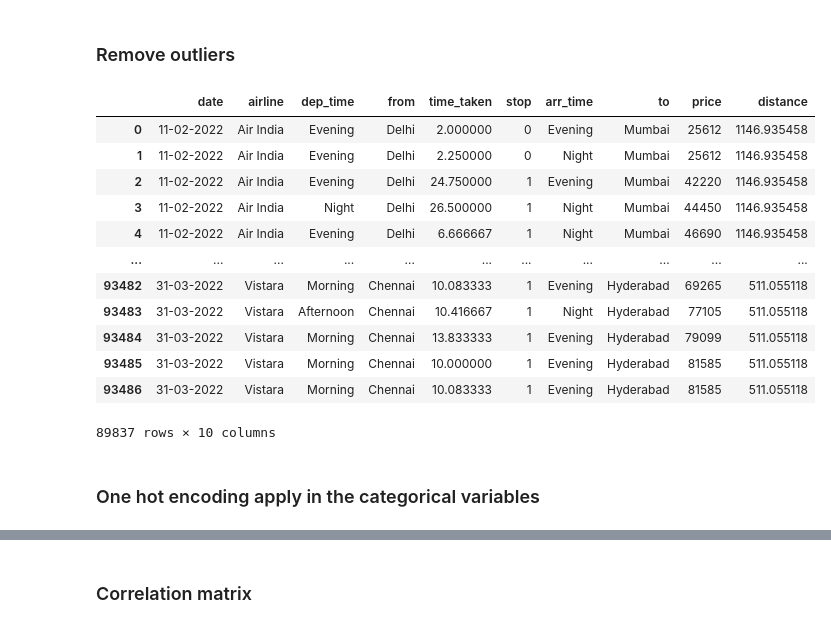
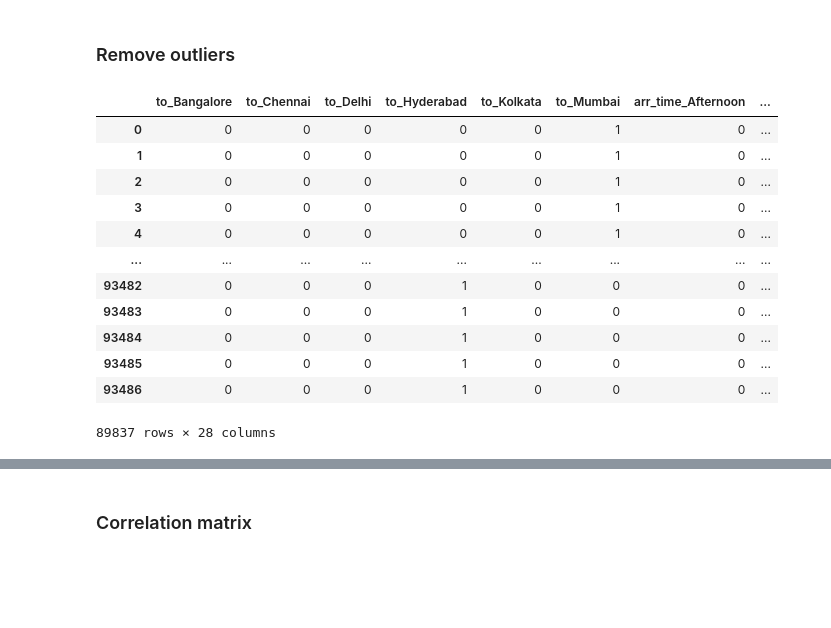
Before and after one commit to imiguelrodriguez/NECActivity1, a Jupyter notebook: data_preprocessing.ipynb, the cells around one changed output, grey strips where cells are left out. Saved outputs shown, nothing was run; the diff lists cells and outputs as text; code cells hidden in the pictures; blank space fills up the shorter version.

```diff
--- a/data_preprocessing.ipynb
+++ b/data_preprocessing.ipynb
@@ -245,0 +253,7 @@ df_business
+# %%
+df_business['date'] = pd.to_datetime(df_business['date'], format='%d-%m-%Y')
+df_business['day'] = df_business['date'].dt.day
+df_business['month'] = df_business['date'].dt.month
+
+df_business.drop('date', axis=1, inplace=True)
+df_business.head()
@@ -266,9 +306,9 @@ plt.show()
 # %% [output]
 [figure]
 # %%
-Q1 = df_business['price'].quantile(0.25)
+Q1 = df_final['price'].quantile(0.25)
 
-Q3 = df_business['price'].quantile(0.75)
+Q3 = df_final['price'].quantile(0.75)
 
 IQR = Q3 - Q1
 
@@ -276,7 +316,7 @@ lower_bound = Q1 - 1.5 * IQR
 
 upper_bound = Q3 + 1.5 * IQR
 
-outliers = df_business[(df_business['price'] < lower_bound) | (df_business['price'] > upper_bound)]
+outliers = df_final[(df_final['price'] < lower_bound) | (df_final['price'] > upper_bound)]
 
 outliers
 # %% [output]
@@ -296,22 +336,20 @@ outliers
 # %% [markdown]
 ### Remove outliers
 # %%
-df_business= df_business[(df_business['price'] >= lower_bound) & (df_business['price'] <= upper_bound)]
+df_final= df_final[(df_final['price'] >= lower_bound) & (df_final['price'] <= upper_bound)]
 
-df_business
+df_final
 # %% [output]
-|  | date | airline | dep_time | from | time_taken | stop | arr_time | to | price | distance |
-| 0 | 11-02-2022 | Air India | Evening | Delhi | 2.000000 | 0 | Evening | Mumbai | 25612 | 1146.935458 |
-| 1 | 11-02-2022 | Air India | Evening | Delhi | 2.250000 | 0 | Night | Mumbai | 25612 | 1146.935458 |
-| 2 | 11-02-2022 | Air India | Evening | Delhi | 24.750000 | 1 | Evening | Mumbai | 42220 | 1146.935458 |
-| 3 | 11-02-2022 | Air India | Night | Delhi | 26.500000 | 1 | Night | Mumbai | 44450 | 1146.935458 |
-| 4 | 11-02-2022 | Air India | Evening | Delhi | 6.666667 | 1 | Night | Mumbai | 46690 | 1146.935458 |
-| ... | ... | ... | ... | ... | ... | ... | ... | ... | ... | ... |
-| 93482 | 31-03-2022 | Vistara | Morning | Chennai | 10.083333 | 1 | Evening | Hyderabad | 69265 | 511.055118 |
-| 93483 | 31-03-2022 | Vistara | Afternoon | Chennai | 10.416667 | 1 | Night | Hyderabad | 77105 | 511.055118 |
-| 93484 | 31-03-2022 | Vistara | Morning | Chennai | 13.833333 | 1 | Evening | Hyderabad | 79099 | 511.055118 |
-| 93485 | 31-03-2022 | Vistara | Morning | Chennai | 10.000000 | 1 | Evening | Hyderabad | 81585 | 511.055118 |
-| 93486 | 31-03-2022 | Vistara | Morning | Chennai | 10.083333 | 1 | Evening | Hyderabad | 81585 | 511.055118 |
+|  | to_Bangalore | to_Chennai | to_Delhi | to_Hyderabad | to_Kolkata | to_Mumbai | arr_time_Afternoon | ... |
+| 0 | 0 | 0 | 0 | 0 | 0 | 1 | 0 | ... |
+| 1 | 0 | 0 | 0 | 0 | 0 | 1 | 0 | ... |
+| 2 | 0 | 0 | 0 | 0 | 0 | 1 | 0 | ... |
+| 3 | 0 | 0 | 0 | 0 | 0 | 1 | 0 | ... |
+| 4 | 0 | 0 | 0 | 0 | 0 | 1 | 0 | ... |
+| ... | ... | ... | ... | ... | ... | ... | ... | ... |
+| 93482 | 0 | 0 | 0 | 1 | 0 | 0 | 0 | ... |
+| 93483 | 0 | 0 | 0 | 1 | 0 | 0 | 0 | ... |
+| 93484 | 0 | 0 | 0 | 1 | 0 | 0 | 0 | ... |
+| 93485 | 0 | 0 | 0 | 1 | 0 | 0 | 0 | ... |
+| 93486 | 0 | 0 | 0 | 1 | 0 | 0 | 0 | ... |
-89837 rows × 10 columns
+89837 rows × 28 columns
-# %% [markdown]
-### One hot encoding apply in the categorical variables
```
Also changed, not shown: parts of 12 cells of this notebook, 45 other files.
